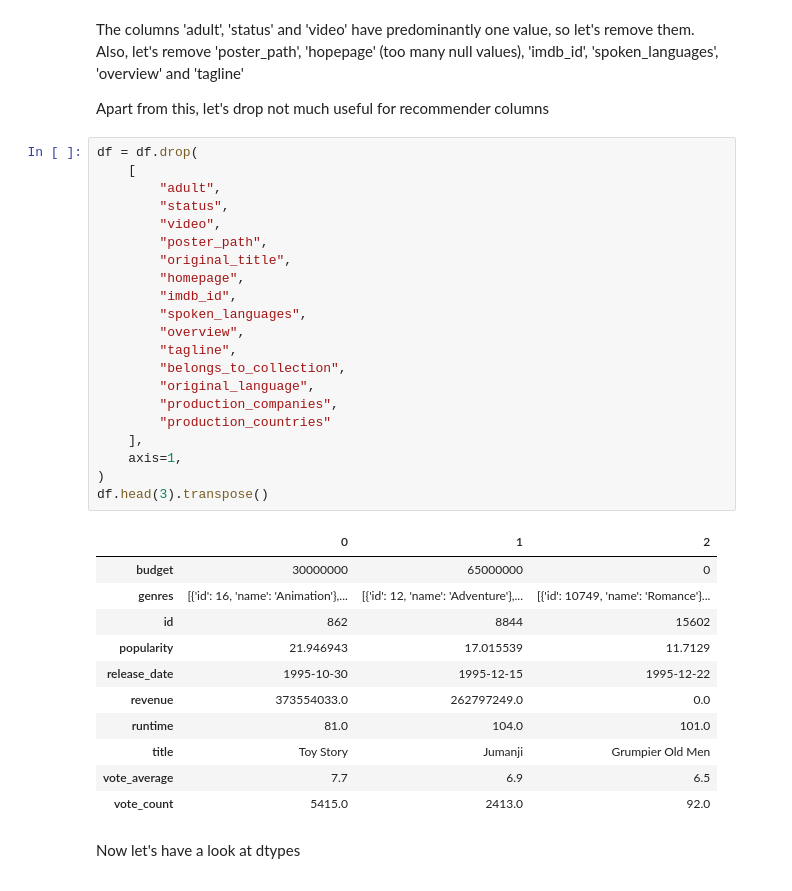
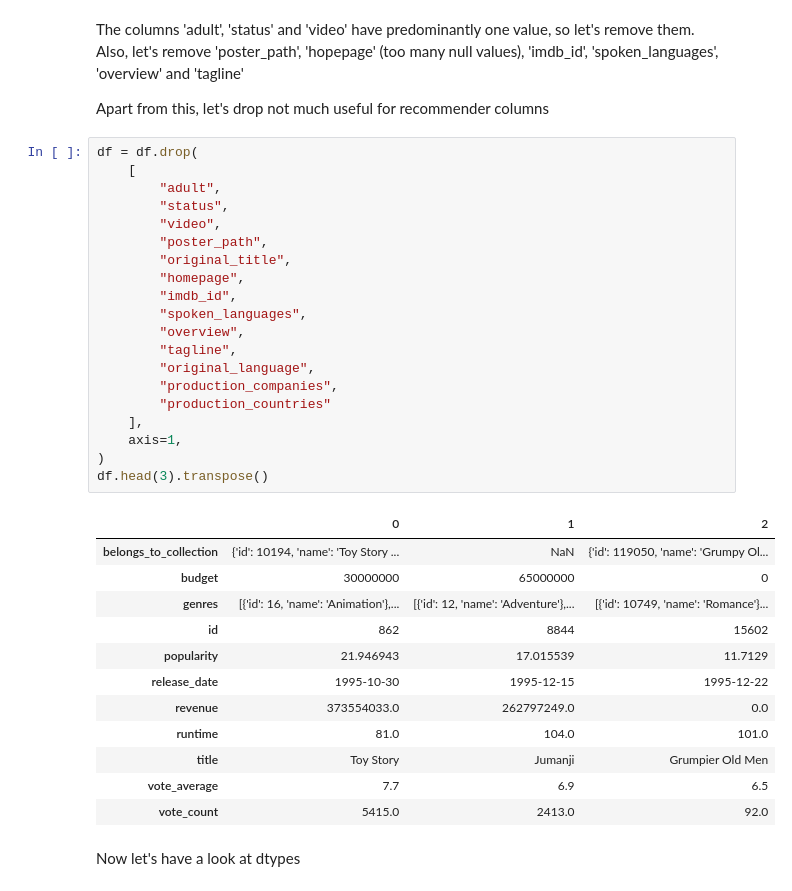
Before and after one commit to SanAntonik/MRS, a Jupyter notebook: DA_skill_showcase/MRS.ipynb, the cells around one changed output. Drawn from its saved outputs; the diff is of its cells as text.

```diff
--- a/DA_skill_showcase/MRS.ipynb
+++ b/DA_skill_showcase/MRS.ipynb
@@ -119,26 +119,26 @@ Apart from this, let's drop not much useful for recommender columns
 # %%
 df = df.drop(
     [
         "adult",
         "status",
         "video",
         "poster_path",
         "original_title",
         "homepage",
         "imdb_id",
         "spoken_languages",
         "overview",
         "tagline",
-        "belongs_to_collection",
         "original_language",
         "production_companies",
         "production_countries"
     ],
     axis=1,
 )
 df.head(3).transpose()
 # %% [output]
 |  | 0 | 1 | 2 |
+| belongs_to_collection | {'id': 10194, 'name': 'Toy Story ... | NaN | {'id': 119050, 'name': 'Grumpy Ol... |
 | budget | 30000000 | 65000000 | 0 |
 | genres | [{'id': 16, 'name': 'Animation'},... | [{'id': 12, 'name': 'Adventure'},... | [{'id': 10749, 'name': 'Romance'}... |
 | id | 862 | 8844 | 15602 |
```
Also changed, not shown: parts of 24 cells of this notebook.
